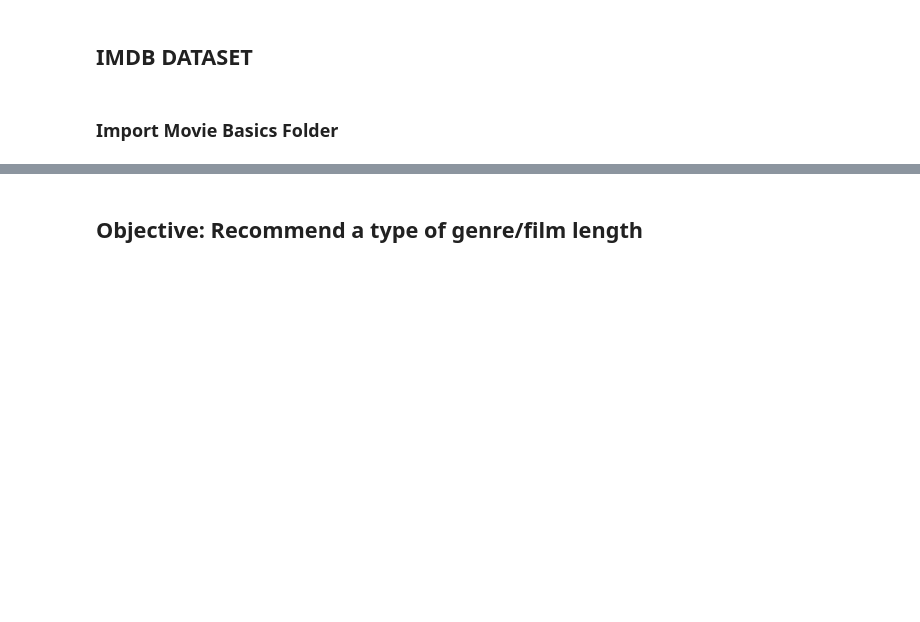
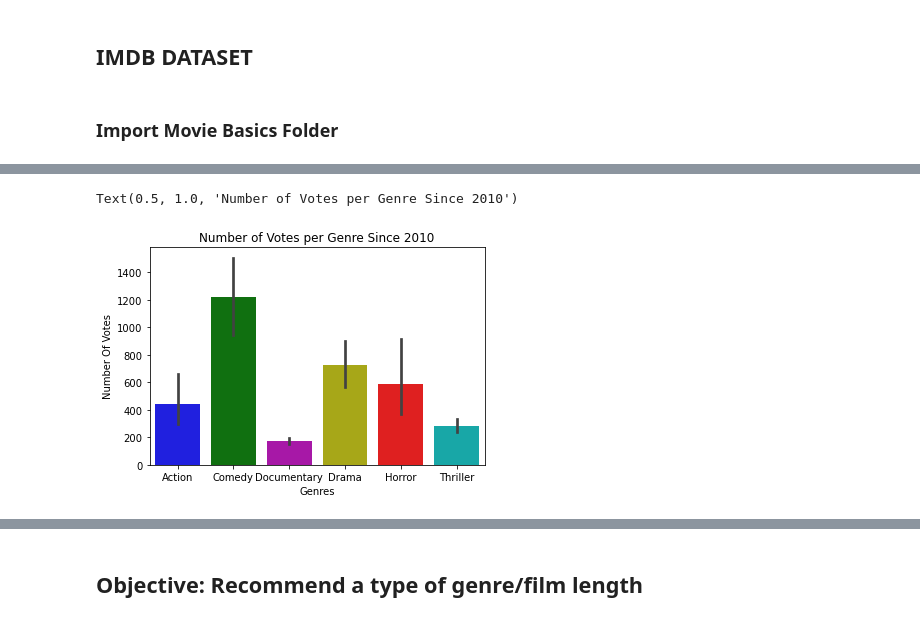
Before and after one commit to mrodberg/Pod1Capstone, a Jupyter notebook: Cam_Work.ipynb, the cells around one changed output, grey strips where cells are left out. Cells and saved outputs as stored; diff of their text form; code cells hidden in the pictures; blank space fills up the shorter version.

```diff
--- a/Cam_Work.ipynb
+++ b/Cam_Work.ipynb
@@ -102,3 +103,27 @@ Name: publisher, Length: 1281, dtype: int64
 <h2> IMDB DATASET
 # %% [markdown]
 <h3> Import Movie Basics Folder
+# %%
+conn = sqlite3.connect("zippedData/im.db")
+
+df_imdbdatasetmain = pd.read_sql("""
+SELECT *
+
+FROM movie_basics
+JOIN movie_ratings
+    USING(movie_id)
+
+    WHERE  runtime_minutes NOT LIKE 'NaN' AND
+    start_year >= 2010 AND
+    GENRES LIKE "ACTION" OR
+    GENRES LIKE "COMEDY" OR
+    GENRES LIKE "DOCUMENTARY" OR
+    GENRES LIKE "DRAMA" OR
+    GENRES LIKE "HORROR" OR
+    GENRES LIKE "THRILLER"
+
+ORDER BY GENRES ASC
+
+""",conn)
+
+df_imdbdatasetmain
@@ -104,0 +179,10 @@ Name: publisher, Length: 1281, dtype: int64
+# %%
+my_pal = {"Action": "b", "Thriller": "c", "Documentary":"m","Comedy":"g","Horror":"r","Drama":"y"}
+sns.barplot(data = df_imdbdatasetmain, x='genres', y='numvotes',palette = my_pal)
+
+plt.xlabel("Genres")
+plt.ylabel("Number Of Votes")
+plt.title("Number of Votes per Genre Since 2010")
+# %% [output]
+Text(0.5, 1.0, 'Number of Votes per Genre Since 2010')
+[figure, added]
```
Also changed, not shown: parts of 14 cells of this notebook.
